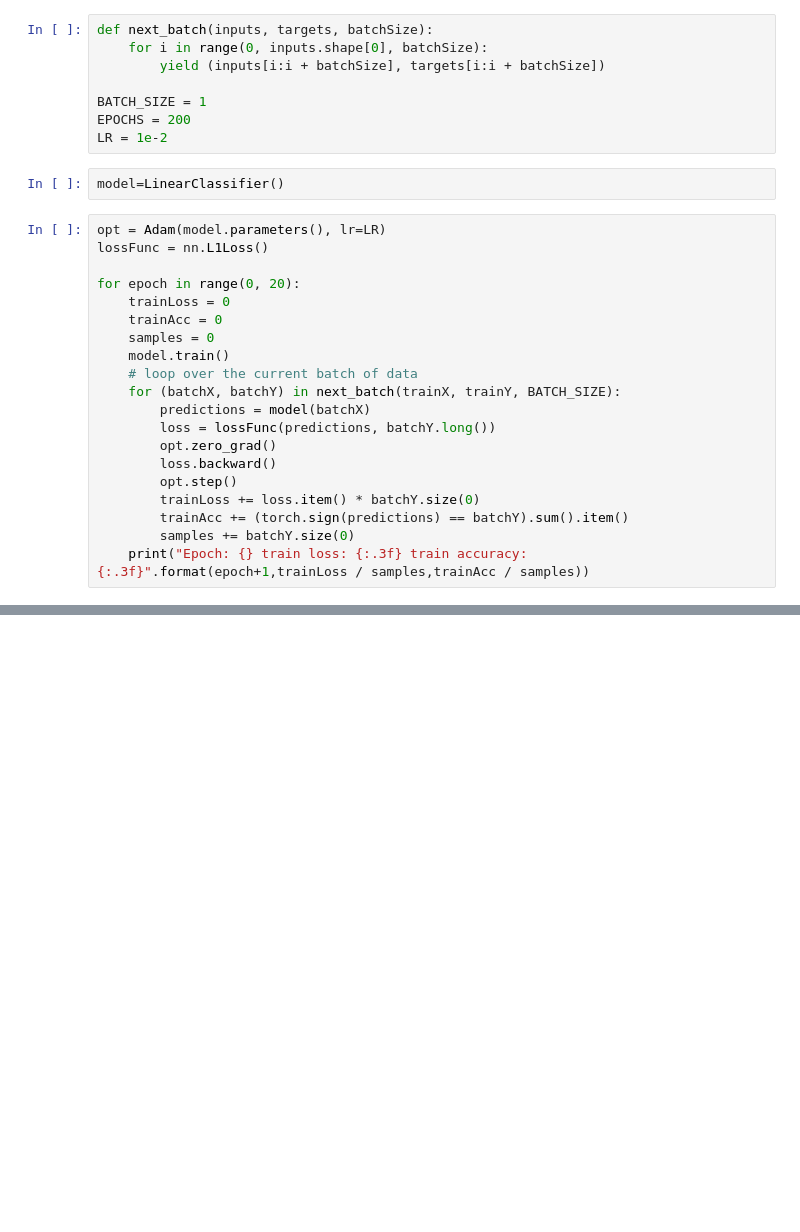
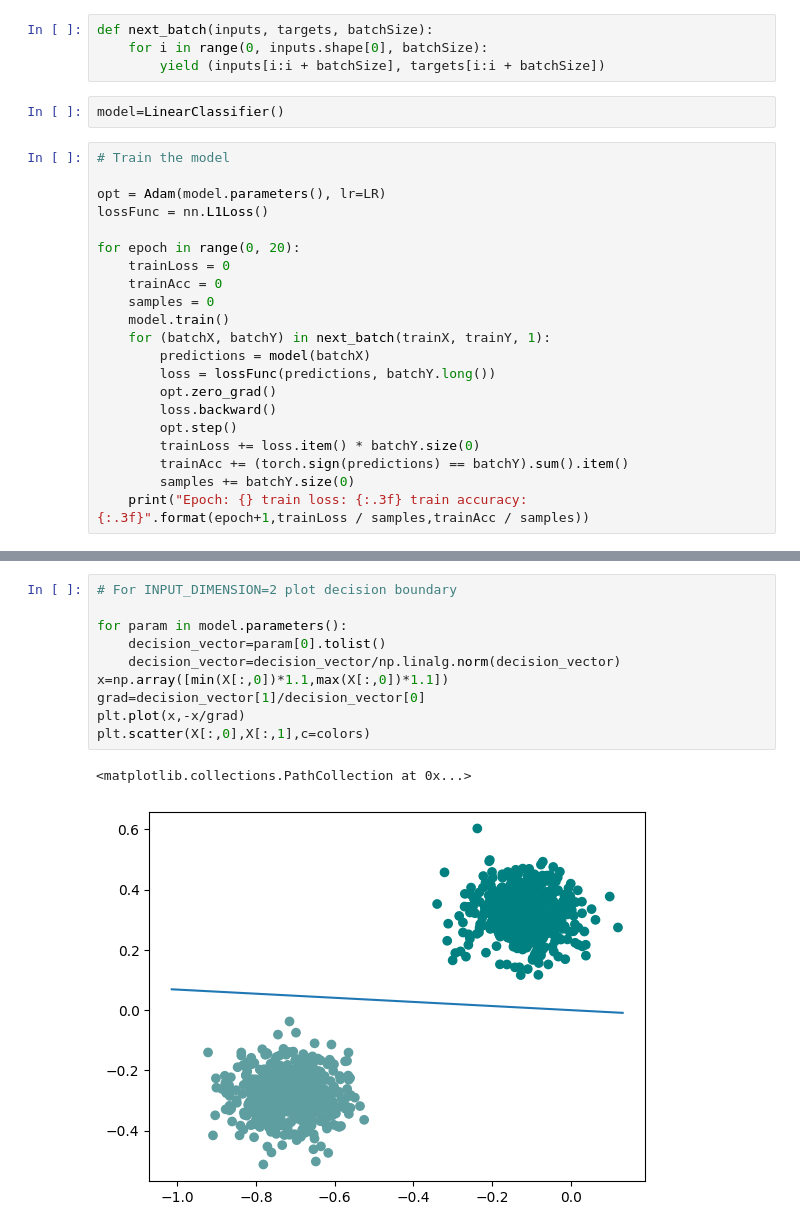
Before and after one commit to ThomasWalker1/Generalization-of-Neural-Networks, a Jupyter notebook: Generalization in Deep Learning/Compression/vector_implementation.ipynb, the cells around one changed output, grey strips where cells are left out. Drawn from its saved outputs; the diff is of its cells as text; blank space fills up the shorter version.

Commit message:
Compressed Vector Implementation

```diff
--- a/Generalization in Deep Learning/Compression/vector_implementation.ipynb
+++ b/Generalization in Deep Learning/Compression/vector_implementation.ipynb
@@ -45,13 +51,11 @@ class LinearClassifier(torch.nn.Module):
 def next_batch(inputs, targets, batchSize):
 	for i in range(0, inputs.shape[0], batchSize):
 		yield (inputs[i:i + batchSize], targets[i:i + batchSize])
-
-BATCH_SIZE = 1
-EPOCHS = 200
-LR = 1e-2
 # %%
 model=LinearClassifier()
 # %%
+# Train the model
+
 opt = Adam(model.parameters(), lr=LR)
 lossFunc = nn.L1Loss()
 
@@ -60,8 +64,7 @@ for epoch in range(0, 20):
 	trainAcc = 0
 	samples = 0
 	model.train()
-	# loop over the current batch of data
-	for (batchX, batchY) in next_batch(trainX, trainY, BATCH_SIZE):
+	for (batchX, batchY) in next_batch(trainX, trainY, 1):
 		predictions = model(batchX)
 		loss = lossFunc(predictions, batchY.long())
 		opt.zero_grad()
@@ -103,0 +107,13 @@ with torch.no_grad():
+# %%
+# For INPUT_DIMENSION=2 plot decision boundary
+
+for param in model.parameters():
+    decision_vector=param[0].tolist()
+    decision_vector=decision_vector/np.linalg.norm(decision_vector)
+x=np.array([min(X[:,0])*1.1,max(X[:,0])*1.1])
+grad=decision_vector[1]/decision_vector[0]
+plt.plot(x,-x/grad)
+plt.scatter(X[:,0],X[:,1],c=colors)
+# %% [output]
+<matplotlib.collections.PathCollection at 0x...>
+[figure, added]
```
Also changed, not shown: parts of 13 cells of this notebook.
